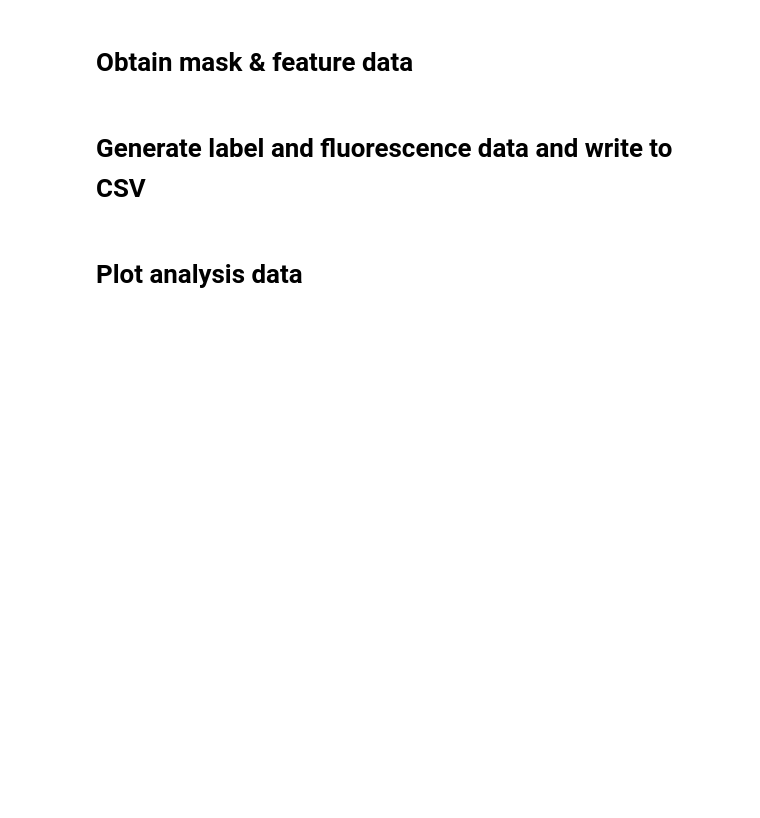
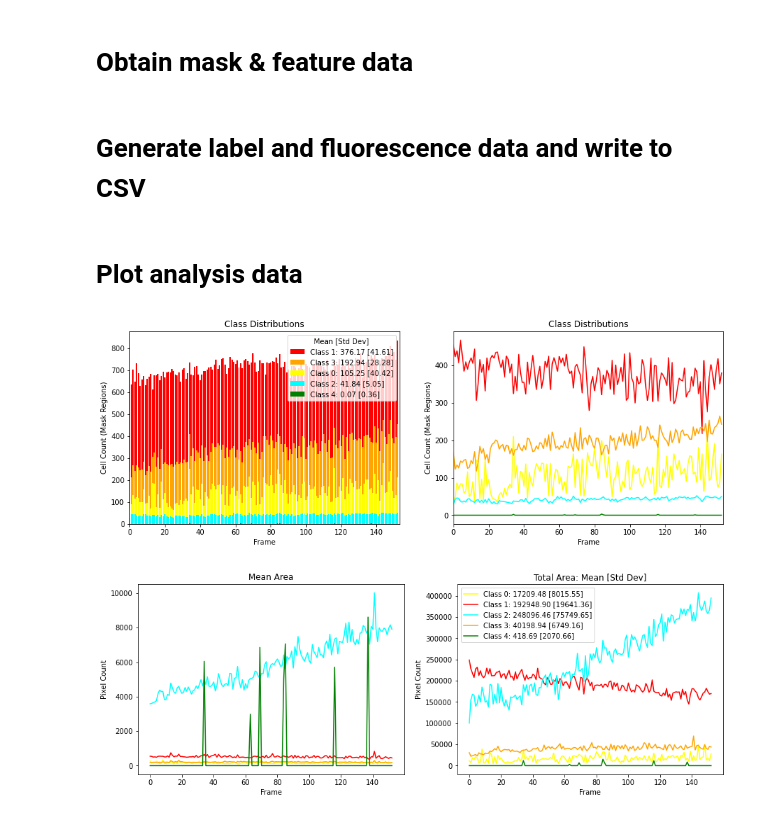
Before and after one commit to peteyeh/celltrack, a Jupyter notebook: fluorescence_analysis.ipynb, the cells around one changed output. Saved outputs shown, nothing was run; the diff lists cells and outputs as text; code cells hidden in the pictures; blank space fills up the shorter version.

```diff
--- a/fluorescence_analysis.ipynb
+++ b/fluorescence_analysis.ipynb
@@ -143,5 +179,50 @@ if write_data:
 # %% [markdown]
 # Plot analysis data
+# %%
+# Copied from cluster_analysis.py
+sorted_data = sorted(zip(counts, list(range(len(counts))),
+                     np.mean(counts, axis=1), np.std(counts, axis=1)),
+                 key=lambda a: a[0][-1])
+fig, (ax1, ax2) = plt.subplots(1, 2, figsize=(15,5))
+bottom = np.zeros(counts.shape[1])
+handles = []
+ax1.set_title("Class Distributions")
+ax1.set_ylabel("Cell Count (Mask Regions)")
+ax1.set_xlabel("Frame")
+ax1.set_xlim([0,len(sorted_data[0][0])])
+for c, k, _, _ in sorted_data:
+    handles += [ax1.bar(range(len(c)), c, bottom=bottom, color=get_color(k)),]
+    bottom += c
+ax1.legend(reversed(handles),
+           [("Class %i: %.2f [%.2f]" % a[1:]) for a in reversed(sorted_data)],
+           title="Mean [Std Dev]")
+ax2.set_title("Class Distributions")
+ax2.set_ylabel("Cell Count (Mask Regions)")
+ax2.set_xlabel("Frame")
+ax2.set_xlim([0,len(sorted_data[0][0])])
+for k in range(len(counts)):
+    ax2.plot(counts[k], color=get_color(k),
+             label=("Class %i: %.2f [%.2f]" % (k, np.mean(counts[k]), np.std(counts[k]))))
+plt.show()
+
+meanstd = list(zip(np.mean(total_sizes, axis=1), np.std(total_sizes, axis=1)))
+fig, (ax1, ax2) = plt.subplots(1, 2, figsize=(15,5))
+ax1.set_title("Mean Area")
+ax1.set_ylabel("Pixel Count")
+ax1.set_xlabel("Frame")
+for k in range(len(mean_sizes)):
+    ax1.plot(mean_sizes[k], color=get_color(k), label=("Class %i" % k))
+ax2.set_title("Total Area: Mean [Std Dev]")
+ax2.set_ylabel("Pixel Count")
+ax2.set_xlabel("Frame")
+for k in range(len(total_sizes)):
+    ax2.plot(total_sizes[k], color=get_color(k),
+             label=("Class %i: %.2f [%.2f]" % (k, *meanstd[k])))
+ax2.legend()
+plt.show()
+# %% [output]
+[figure, added]
+[figure, added]
 # %%
 plt.figure(figsize=(15, 5))
 plt.subplot(1,2,1)
```
Also changed, not shown: parts of 3 cells of this notebook, 1 other file.
